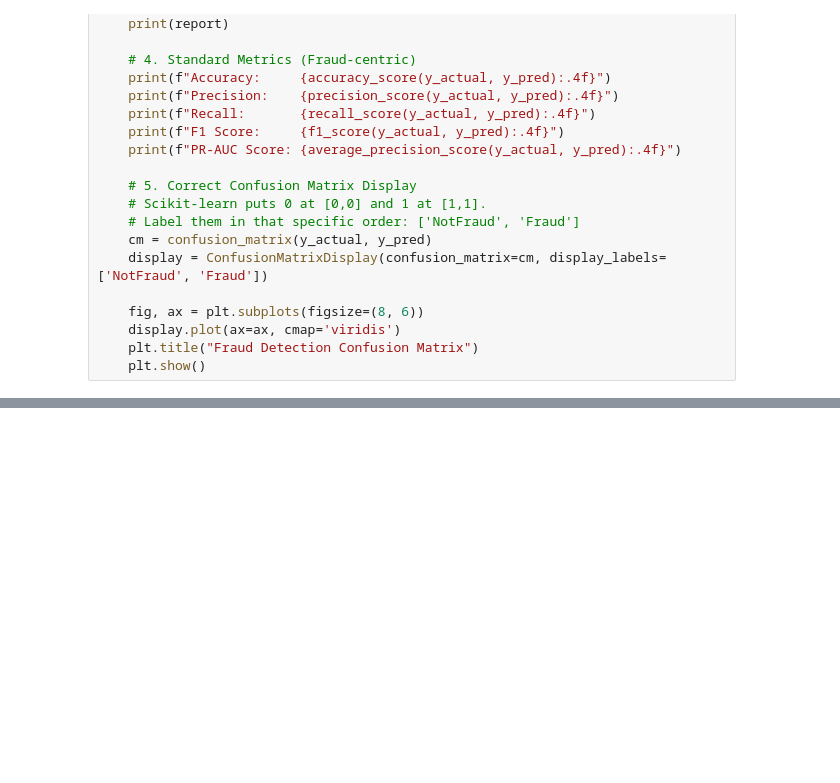
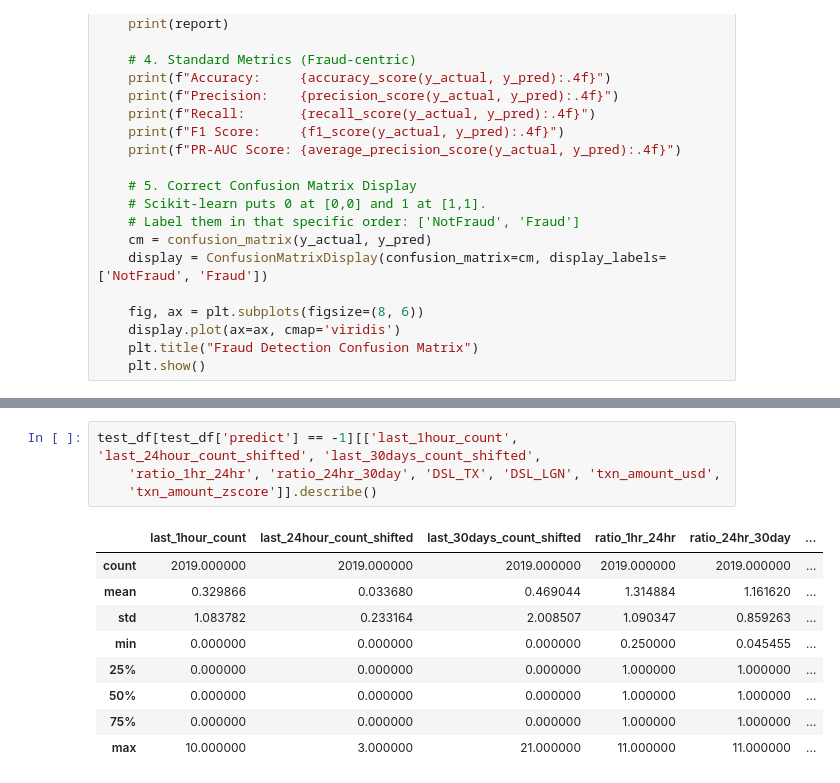
Before and after one commit to aravinth-xuno/fraud-detection-notebook, a Jupyter notebook: Pipeline_Model_Evaluation.ipynb, the cells around one changed output, grey strips where cells are left out. Saved outputs shown, nothing was run; the diff lists cells and outputs as text; blank space fills up the shorter version.

```diff
--- a/Pipeline_Model_Evaluation.ipynb
+++ b/Pipeline_Model_Evaluation.ipynb
@@ -106,0 +296,14 @@ plot_confusion_matrix(test_df["actual"], test_df["predict"])
+# %%
+test_df[test_df['predict'] == -1][['last_1hour_count', 'last_24hour_count_shifted', 'last_30days_count_shifted',
+    'ratio_1hr_24hr', 'ratio_24hr_30day', 'DSL_TX', 'DSL_LGN', 'txn_amount_usd',
+    'txn_amount_zscore']].describe()
+# %% [output]
+|  | last_1hour_count | last_24hour_count_shifted | last_30days_count_shifted | ratio_1hr_24hr | ratio_24hr_30day | ... |
+| count | 2019.000000 | 2019.000000 | 2019.000000 | 2019.000000 | 2019.000000 | ... |
+| mean | 0.329866 | 0.033680 | 0.469044 | 1.314884 | 1.161620 | ... |
+| std | 1.083782 | 0.233164 | 2.008507 | 1.090347 | 0.859263 | ... |
+| min | 0.000000 | 0.000000 | 0.000000 | 0.250000 | 0.045455 | ... |
+| 25% | 0.000000 | 0.000000 | 0.000000 | 1.000000 | 1.000000 | ... |
+| 50% | 0.000000 | 0.000000 | 0.000000 | 1.000000 | 1.000000 | ... |
+| 75% | 0.000000 | 0.000000 | 0.000000 | 1.000000 | 1.000000 | ... |
+| max | 10.000000 | 3.000000 | 21.000000 | 11.000000 | 11.000000 | ... |
```
Also changed, not shown: parts of 29 cells of this notebook.
